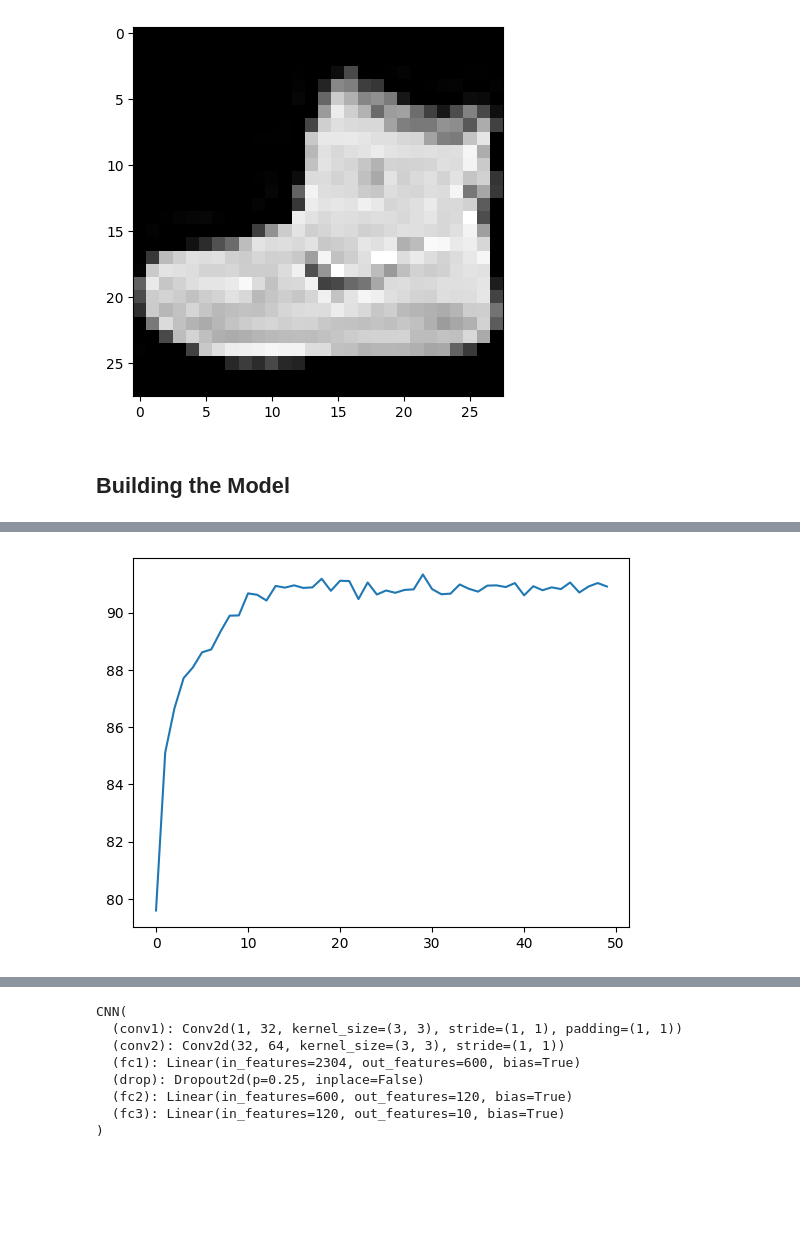
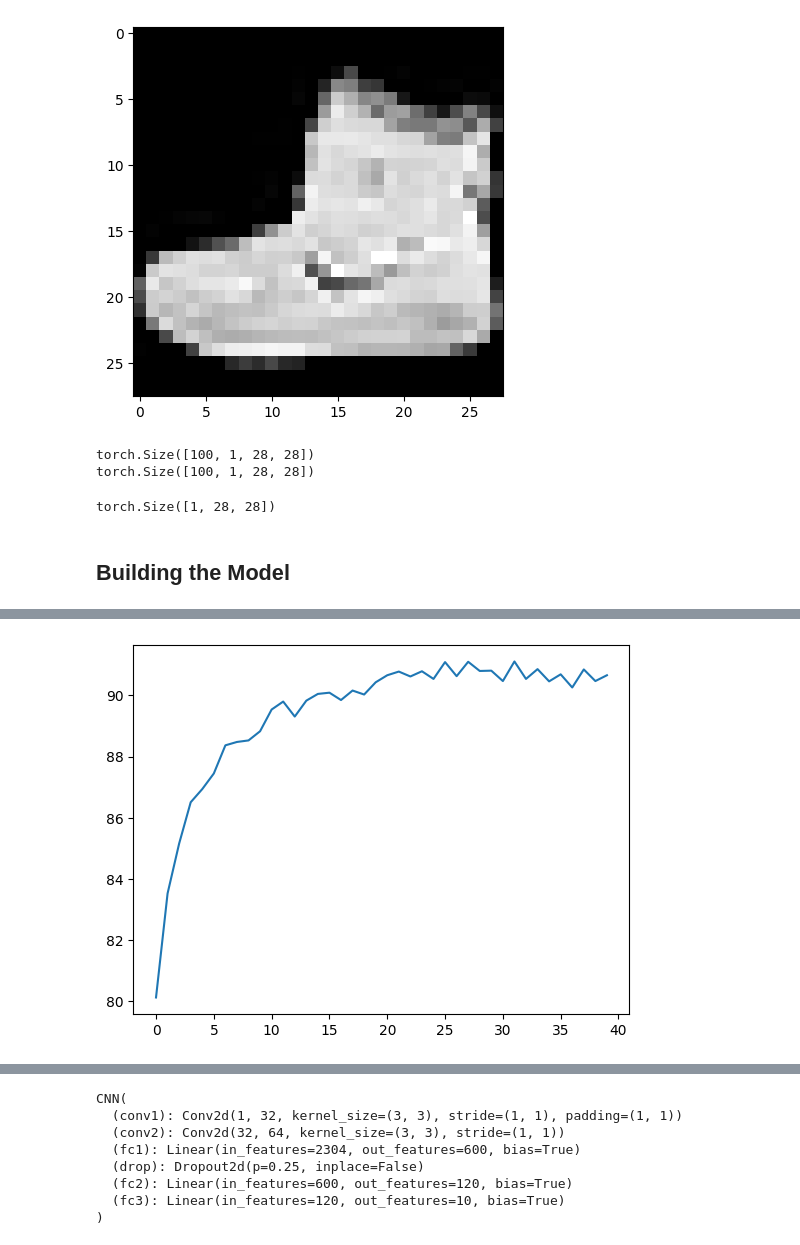
Before and after one commit to ParimiHarsha/FashionMNIST-Classification, a Jupyter notebook: FashionMNIST_classification.ipynb, the cells around one changed output, grey strips where cells are left out. Drawn from its saved outputs; the diff is of its cells as text; code cells hidden in the pictures; blank space fills up the shorter version.

```diff
--- a/FashionMNIST_classification.ipynb
+++ b/FashionMNIST_classification.ipynb
@@ -73,6 +76,16 @@ Training set has 60000 instances
 Validation set has 10000 instances
 <matplotlib.image.AxesImage at 0x...>
 [figure]
+# %%
+sample, label = next(iter(testloader))
+print(sample.shape)
+# sample = Variable(sample).unsqueeze(1)  # Add channel dimension
+print(sample.shape)
+sample[0].shape
+# %% [output]
+torch.Size([100, 1, 28, 28])
+torch.Size([100, 1, 28, 28])
+torch.Size([1, 28, 28])
 # %% [markdown]
 ## Building the Model
 # %%
@@ -113,9 +162,9 @@ def train(epochs=3, learning_rate=1e-3, device='cpu'):
 
     accuracies = []
 
-    cnn = LenetCNN().to(device)
+    model = LenetCNN()
     cel = nn.CrossEntropyLoss()
-    optimizer = torch.optim.Adam(cnn.parameters(), lr=learning_rate)
+    optimizer = torch.optim.Adam(model.parameters(), lr=learning_rate)
     max_accuracy = 0
 
     for epoch in range(epochs):
@@ -123,15 +172,15 @@ def train(epochs=3, learning_rate=1e-3, device='cpu'):
             images = images.to(device)
             labels = labels.to(device)
             optimizer.zero_grad()
-            pred = cnn(images)
+            pred = model(images)
             loss = cel(pred, labels)
             loss.backward()
             optimizer.step()
 
-        accuracy = float(validate(cnn, testloader))
+        accuracy = float(validate(model, testloader))
         accuracies.append(accuracy)
         if accuracy>max_accuracy:
-            best_model = copy.deepcopy(cnn)
+            best_model = copy.deepcopy(model)
             max_accuracy = accuracy
             print('Saving the best model with accuracy', accuracy)
 
@@ -139,6 +188,9 @@ def train(epochs=3, learning_rate=1e-3, device='cpu'):
     plt.plot(accuracies)
     return best_model
 # %%
-#training the model
-lenet_model = train(epochs=50, learning_rate=0.001)
+#training the model and saving the best model
+timestamp = datetime.now()
+lenet_model = train(epochs=40, learning_rate=0.001)
+model_path = './saved_models/best_model_{}'.format(timestamp)
+torch.save(lenet_model.state_dict(), model_path)
 # %% [output]
@@ -162,4 +214,4 @@ Epoch : 50 Accuracy : 90.91000366210938 %
-[figure, old version]
+[figure, new version]
 # %%
 def predict_dataloader(model, data):
     y_pred = []
```
Also changed, not shown: parts of 10 cells of this notebook, 5 other files.
